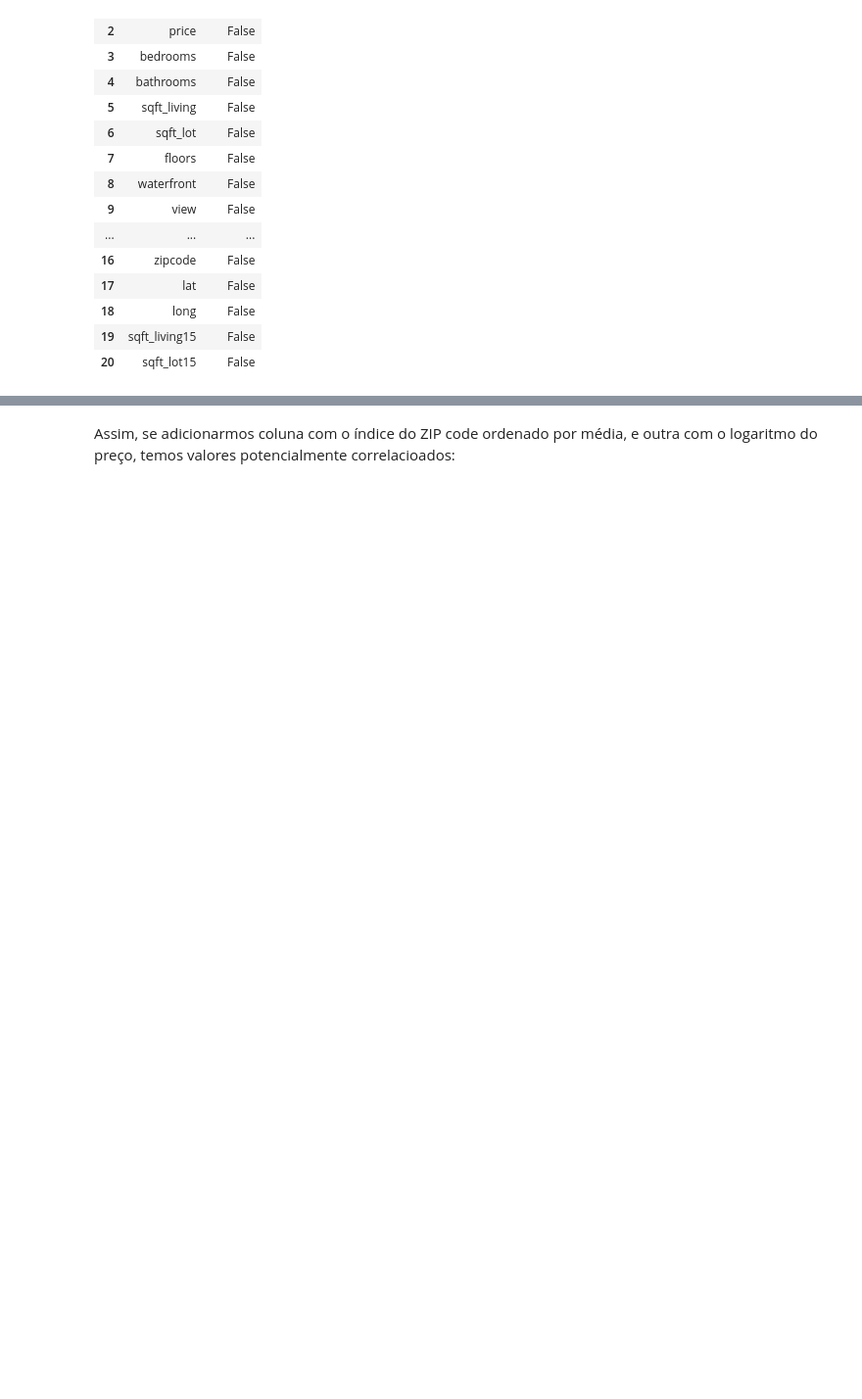
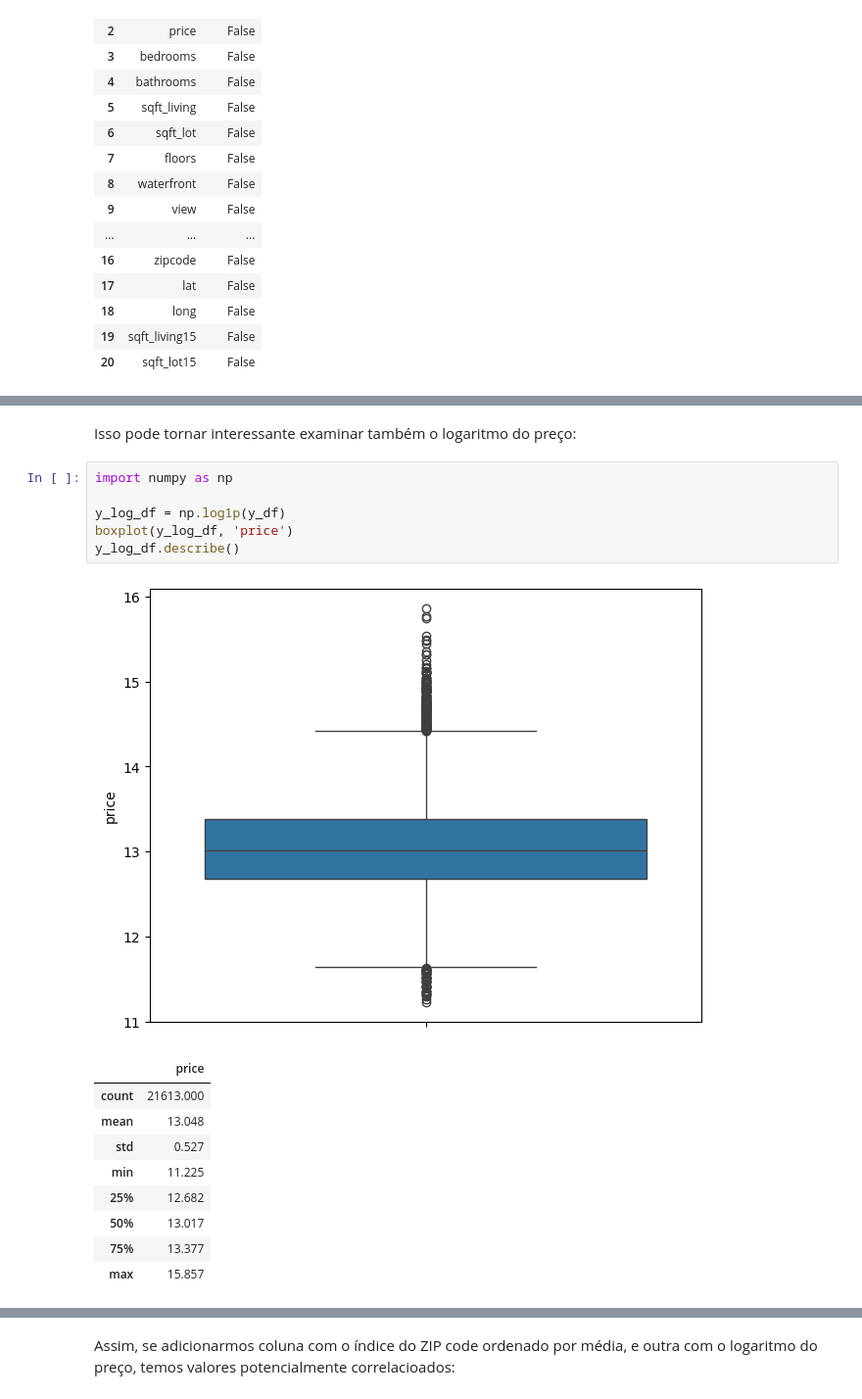
Before and after one commit to brandizzi/AEDI2025, a Jupyter notebook: ProvaAEDI202502-AdamBrandizzi.ipynb, the cells around one changed output, grey strips where cells are left out. Shown at 98% size. Saved outputs shown, nothing was run; the diff lists cells and outputs as text; blank space fills up the shorter version.

```diff
--- a/ProvaAEDI202502-AdamBrandizzi.ipynb
+++ b/ProvaAEDI202502-AdamBrandizzi.ipynb
@@ -165,0 +168,19 @@ DF(X_y_corr).sort_values(by=0)
+# %% [markdown]
+Isso pode tornar interessante examinar também o logaritmo do preço:
+# %%
+import numpy as np
+
+y_log_df = np.log1p(y_df)
+boxplot(y_log_df, 'price')
+y_log_df.describe()
+# %% [output]
+[figure, added]
+|  | price |
+| count | 21613.000 |
+| mean | 13.048 |
+| std | 0.527 |
+| min | 11.225 |
+| 25% | 12.682 |
+| 50% | 13.017 |
+| 75% | 13.377 |
+| max | 15.857 |
```
Also changed, not shown: parts of 152 cells of this notebook, 1 other file.
